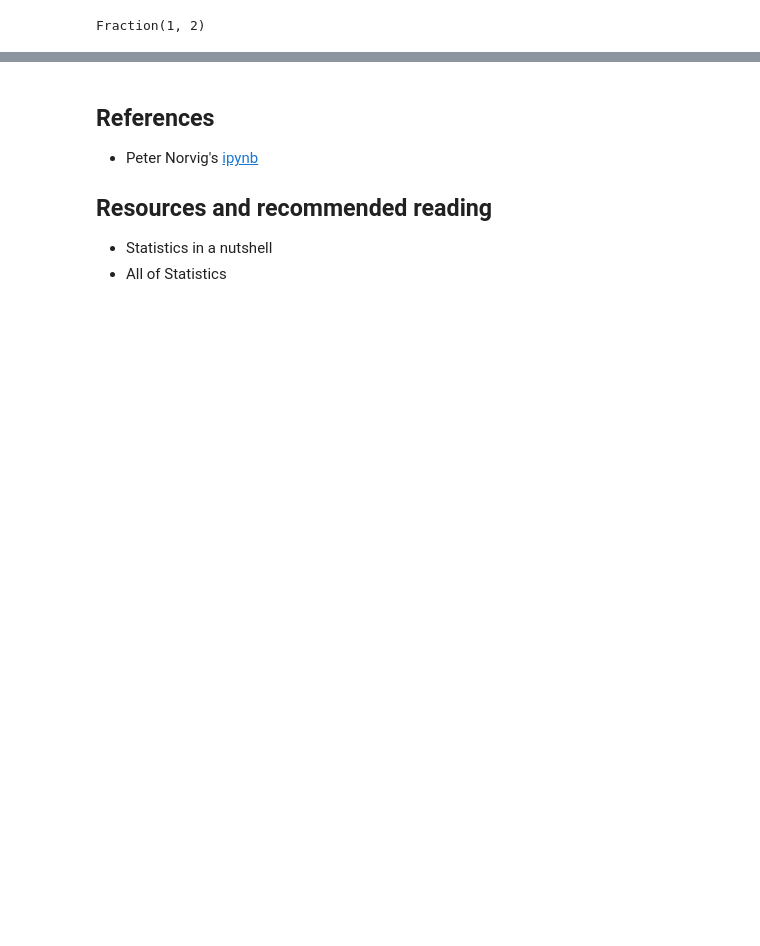
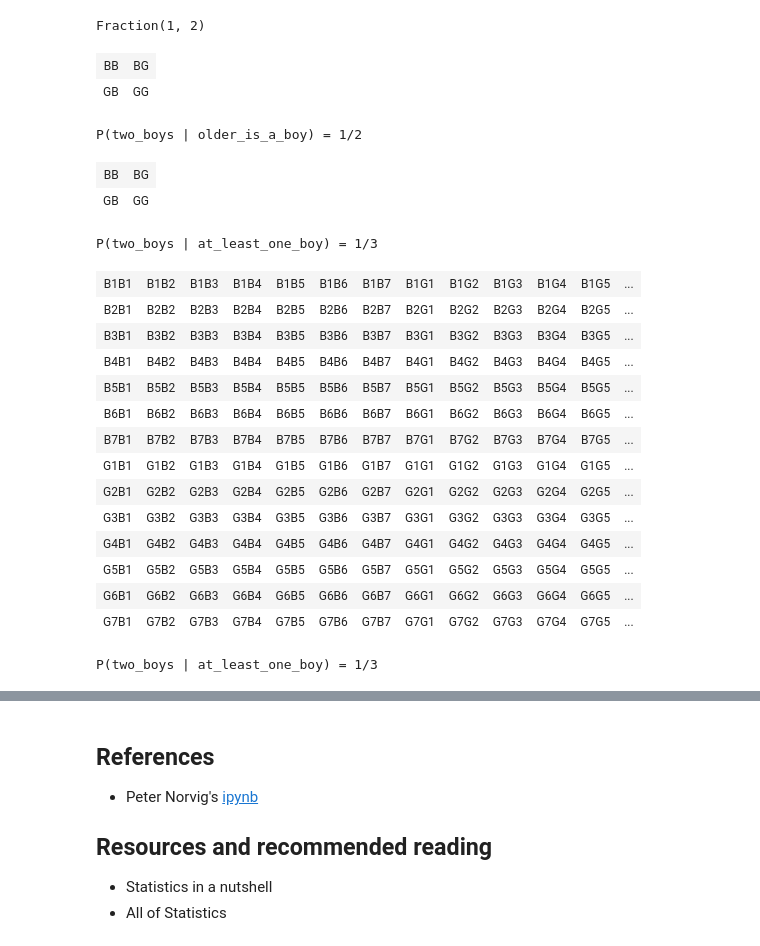
Before and after one commit to danicc097/numerical-analysis, a Jupyter notebook: Probability.ipynb, the cells around one changed output, grey strips where cells are left out. Saved outputs shown, nothing was run; the diff lists cells and outputs as text; code cells hidden in the pictures; blank space fills up the shorter version.

```diff
--- a/Probability.ipynb
+++ b/Probability.ipynb
@@ -991,3 +994,65 @@ Fraction(1, 2)
 assert P(two_boys, such_that(observed_boy_tues, S3b)) \
     == P(two_boys, such_that(observed_boy_wed, S3b)) \
     == P(two_boys, such_that(observed_boy_thu, S3b))
+# %%
+# proving 13/27 paradox
+
+from IPython.display import HTML
+
+def Pgrid(space, n, event, condition):
+    """Display sample space in a grid, color-coded: green if event and condition is true;
+    yellow if only condition is true; white otherwise."""
+    # n is the number of characters that make up the older child.
+    olders = sorted(set(outcome[:n] for outcome in space))
+    return HTML('<table>' +
+                cat(row(older, space, event, condition) for older in olders) +
+                '</table>' +
+                '<tt>P({} | {}) = {}</tt>'.format(
+                event.__name__, condition.__name__,
+                P(event, such_that(condition, space))))
+
+def row(older, space, event, condition):
+    "Display a row where an older child is paired with each of the possible younger children."
+    thisrow = sorted(outcome for outcome in space if outcome.startswith(older))
+    return '<tr>' + cat(cell(outcome, event, condition) for outcome in thisrow) + '</tr>'
+
+def cell(outcome, event, condition):
+    "Display outcome in appropriate color."
+    color = ('lightgreen' if event(outcome) and condition(outcome) else
+             'yellow' if condition(outcome) else
+             'white')
+    return '<td style="background-color: {}">{}</td>'.format(color, outcome)
+
+cat = ''.join
+# %%
+# Child Problem 1
+Pgrid(S_a, 1, two_boys, older_is_a_boy)
+# %% [output]
+| BB | BG |
+| GB | GG |
+P(two_boys | older_is_a_boy) = 1/2
+# %%
+Pgrid(S_a, 1, two_boys, at_least_one_boy)
+# %% [output]
+| BB | BG |
+| GB | GG |
+P(two_boys | at_least_one_boy) = 1/3
+# %%
+# Child Problem  with days of week enumerated
+Pgrid(S3, 2, two_boys, at_least_one_boy)
+# %% [output]
+| B1B1 | B1B2 | B1B3 | B1B4 | B1B5 | B1B6 | B1B7 | B1G1 | B1G2 | B1G3 | B1G4 | B1G5 | ... |
+| B2B1 | B2B2 | B2B3 | B2B4 | B2B5 | B2B6 | B2B7 | B2G1 | B2G2 | B2G3 | B2G4 | B2G5 | ... |
+| B3B1 | B3B2 | B3B3 | B3B4 | B3B5 | B3B6 | B3B7 | B3G1 | B3G2 | B3G3 | B3G4 | B3G5 | ... |
+| B4B1 | B4B2 | B4B3 | B4B4 | B4B5 | B4B6 | B4B7 | B4G1 | B4G2 | B4G3 | B4G4 | B4G5 | ... |
+| B5B1 | B5B2 | B5B3 | B5B4 | B5B5 | B5B6 | B5B7 | B5G1 | B5G2 | B5G3 | B5G4 | B5G5 | ... |
+| B6B1 | B6B2 | B6B3 | B6B4 | B6B5 | B6B6 | B6B7 | B6G1 | B6G2 | B6G3 | B6G4 | B6G5 | ... |
+| B7B1 | B7B2 | B7B3 | B7B4 | B7B5 | B7B6 | B7B7 | B7G1 | B7G2 | B7G3 | B7G4 | B7G5 | ... |
+| G1B1 | G1B2 | G1B3 | G1B4 | G1B5 | G1B6 | G1B7 | G1G1 | G1G2 | G1G3 | G1G4 | G1G5 | ... |
+| G2B1 | G2B2 | G2B3 | G2B4 | G2B5 | G2B6 | G2B7 | G2G1 | G2G2 | G2G3 | G2G4 | G2G5 | ... |
+| G3B1 | G3B2 | G3B3 | G3B4 | G3B5 | G3B6 | G3B7 | G3G1 | G3G2 | G3G3 | G3G4 | G3G5 | ... |
+| G4B1 | G4B2 | G4B3 | G4B4 | G4B5 | G4B6 | G4B7 | G4G1 | G4G2 | G4G3 | G4G4 | G4G5 | ... |
+| G5B1 | G5B2 | G5B3 | G5B4 | G5B5 | G5B6 | G5B7 | G5G1 | G5G2 | G5G3 | G5G4 | G5G5 | ... |
+| G6B1 | G6B2 | G6B3 | G6B4 | G6B5 | G6B6 | G6B7 | G6G1 | G6G2 | G6G3 | G6G4 | G6G5 | ... |
+| G7B1 | G7B2 | G7B3 | G7B4 | G7B5 | G7B6 | G7B7 | G7G1 | G7G2 | G7G3 | G7G4 | G7G5 | ... |
+P(two_boys | at_least_one_boy) = 1/3
```
Also changed, not shown: parts of 6 cells of this notebook.
